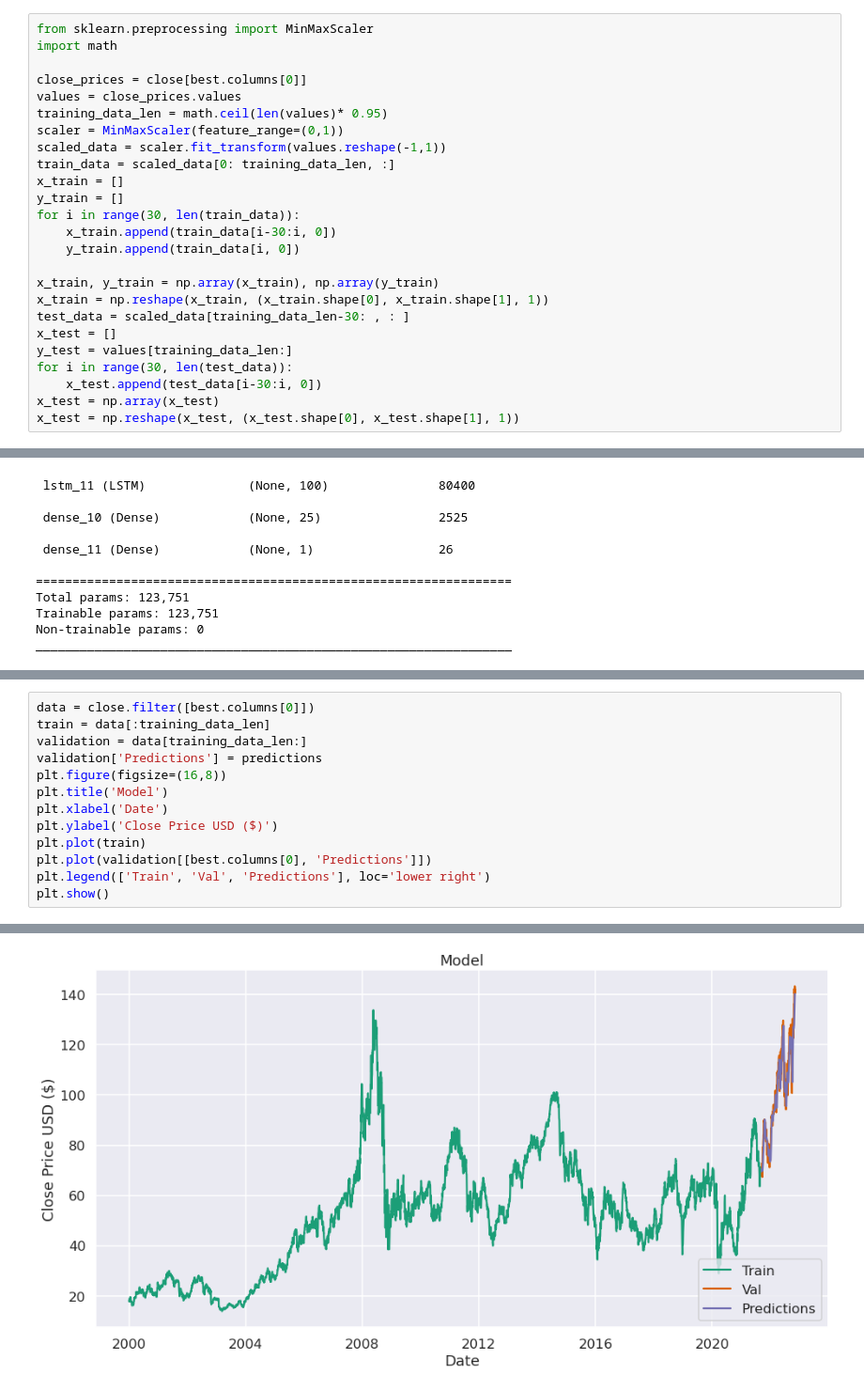
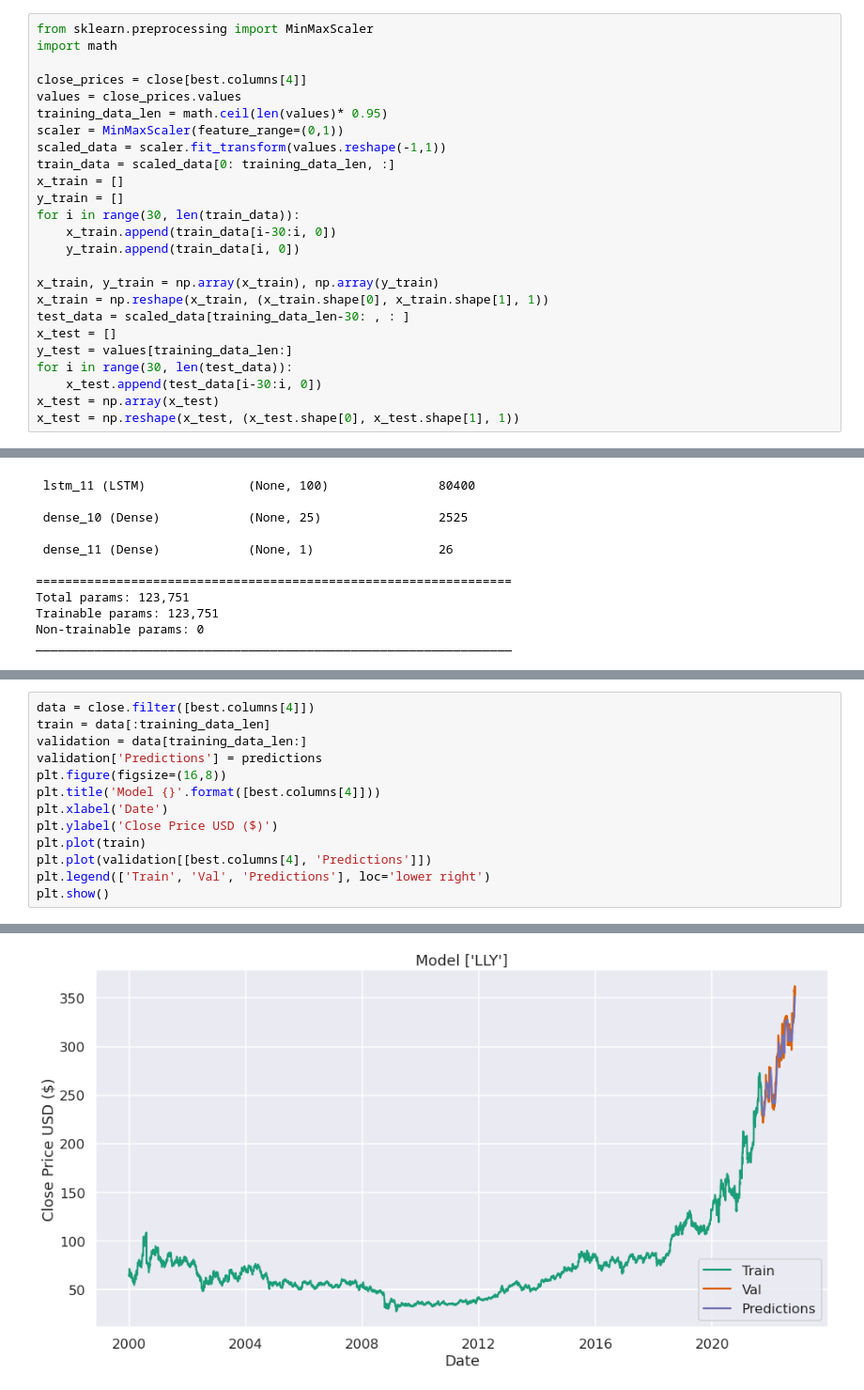
Before and after one commit to Jesus-Almansa/Final_Project_DA, a Jupyter notebook: project.ipynb, the cells around one changed output, grey strips where cells are left out. Shown at 94% size. Cells and saved outputs as stored; diff of their text form.

```diff
--- a/project.ipynb
+++ b/project.ipynb
@@ -444,7 +558,7 @@ AON
 from sklearn.preprocessing import MinMaxScaler
 import math
 
-close_prices = close[best.columns[0]]
+close_prices = close[best.columns[4]]
 values = close_prices.values
 training_data_len = math.ceil(len(values)* 0.95)
 scaler = MinMaxScaler(feature_range=(0,1))
@@ -521,20 +634,20 @@ best.columns[0]
 # %%
-data = close.filter([best.columns[0]])
+data = close.filter([best.columns[4]])
 train = data[:training_data_len]
 validation = data[training_data_len:]
 validation['Predictions'] = predictions
 plt.figure(figsize=(16,8))
-plt.title('Model')
+plt.title('Model {}'.format([best.columns[4]]))
 plt.xlabel('Date')
 plt.ylabel('Close Price USD ($)')
 plt.plot(train)
-plt.plot(validation[[best.columns[0], 'Predictions']])
+plt.plot(validation[[best.columns[4], 'Predictions']])
 plt.legend(['Train', 'Val', 'Predictions'], loc='lower right')
 plt.show()
 # %% [output]
 A value is trying to be set on a copy of a slice from a DataFrame.
 Try using .loc[row_indexer,col_indexer] = value instead
 
 See the caveats in the documentation: https://pandas.pydata.org/pandas-docs/stable/user_guide/indexing.html#returning-a-view-versus-a-copy
   validation['Predictions'] = predictions
-[figure, old version]
+[figure, new version]
```
Also changed, not shown: parts of 21 cells of this notebook.
